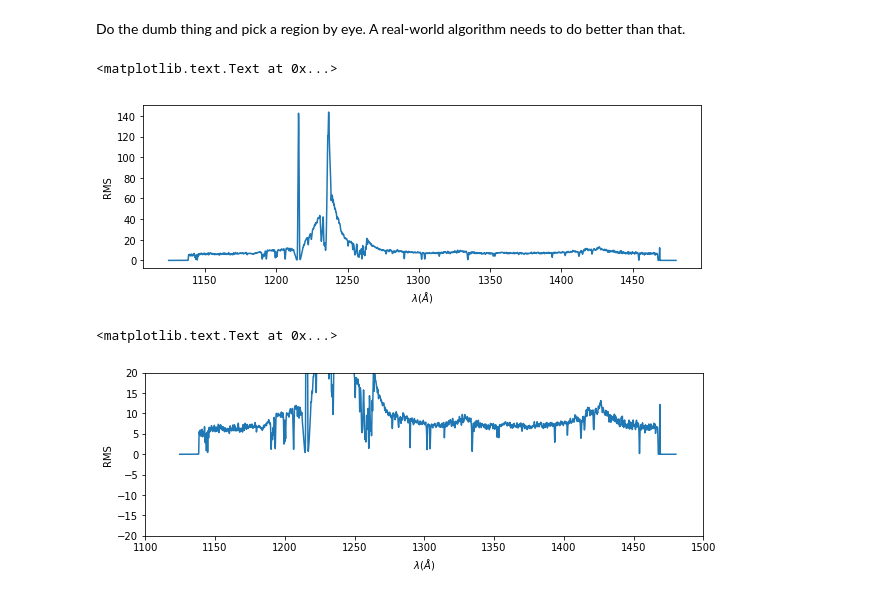
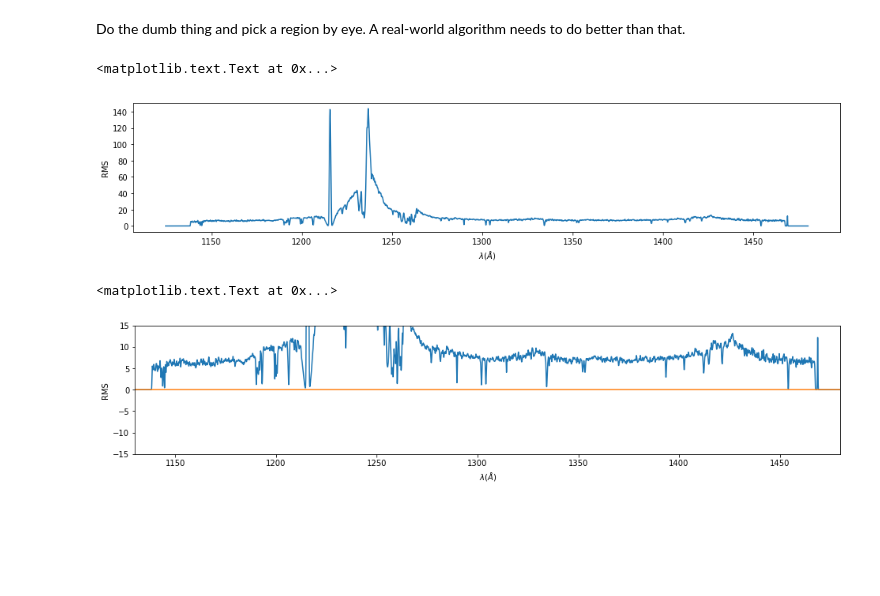
Before and after one commit to ibusko/experiments_specviz, a Jupyter notebook: experiment_feature_detection.ipynb, the cells around one changed output. Saved outputs shown, nothing was run; the diff lists cells and outputs as text; code cells hidden in the pictures; blank space fills up the shorter version.

```diff
--- a/experiment_feature_detection.ipynb
+++ b/experiment_feature_detection.ipynb
@@ -18,7 +18,9 @@ import matplotlib.pyplot as plt
 # constants for all plots
 x_label = '$\lambda$($\AA$)'
 y_label = 'erg.cm$^{-2}$.s$^{-1}$.$A^{-1}$'
-SIZE = (10, 3)
+SIZE = (16, 3)
+plot_scale = (1130., 1480., -15., 15.)
+zero_line = [(plot_scale[0], plot_scale[1]),(0.,0.)]
 # %% [markdown]
 <h3>Get raw data</h3>
 # %%
@@ -66,13 +68,14 @@ plt.xlabel(x_label)
 plt.ylabel('RMS')
 # %% [output]
 <matplotlib.text.Text at 0x...>
-[figure, old version]
+[figure, new version]
 # %%
 plt.figure(figsize=SIZE)
 plt.plot(wave, normalized_flux)
-plt.axis((1100., 1500., -20., 20.))
+plt.plot(zero_line[0], zero_line[1])
+plt.axis(plot_scale)
 plt.xlabel(x_label)
 plt.ylabel('RMS')
 # %% [output]
 <matplotlib.text.Text at 0x...>
-[figure, old version]
+[figure, new version]
```
Also changed, not shown: parts of 7 cells of this notebook.
